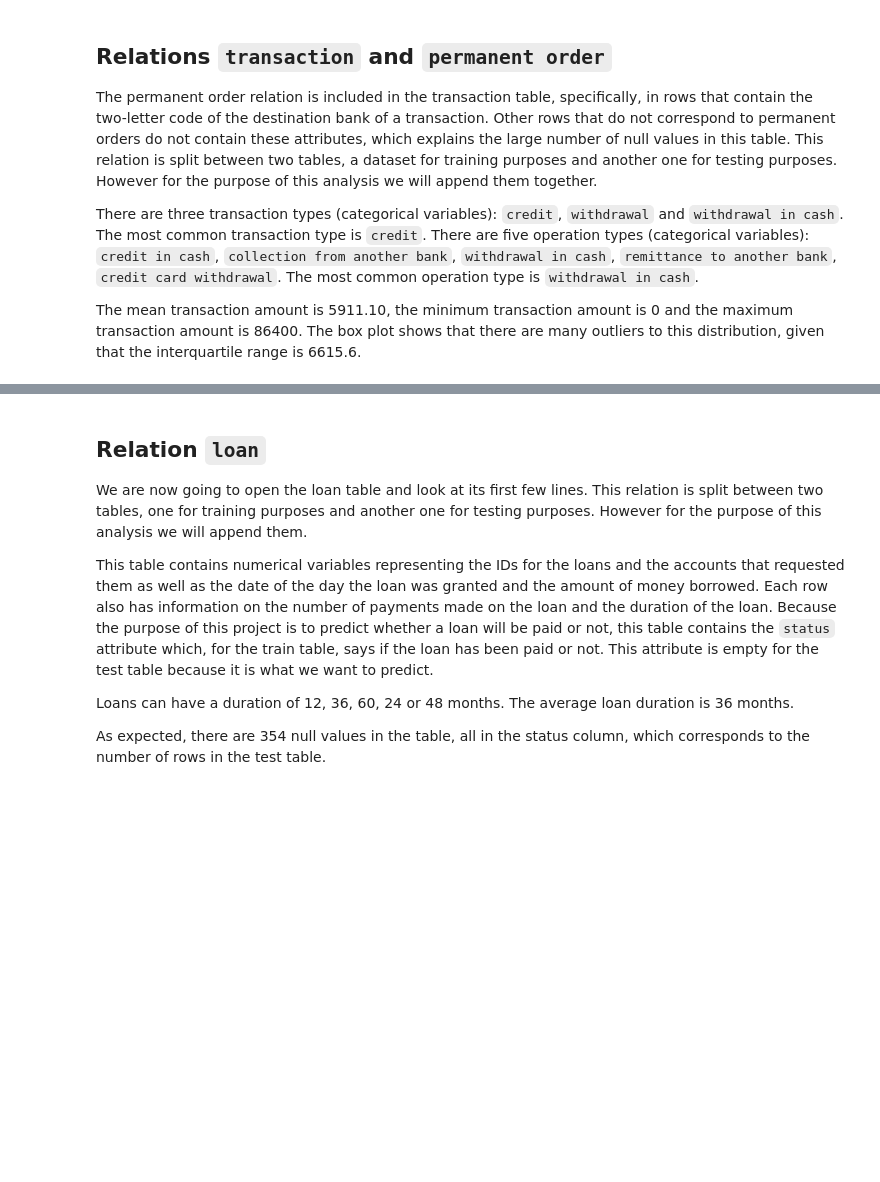
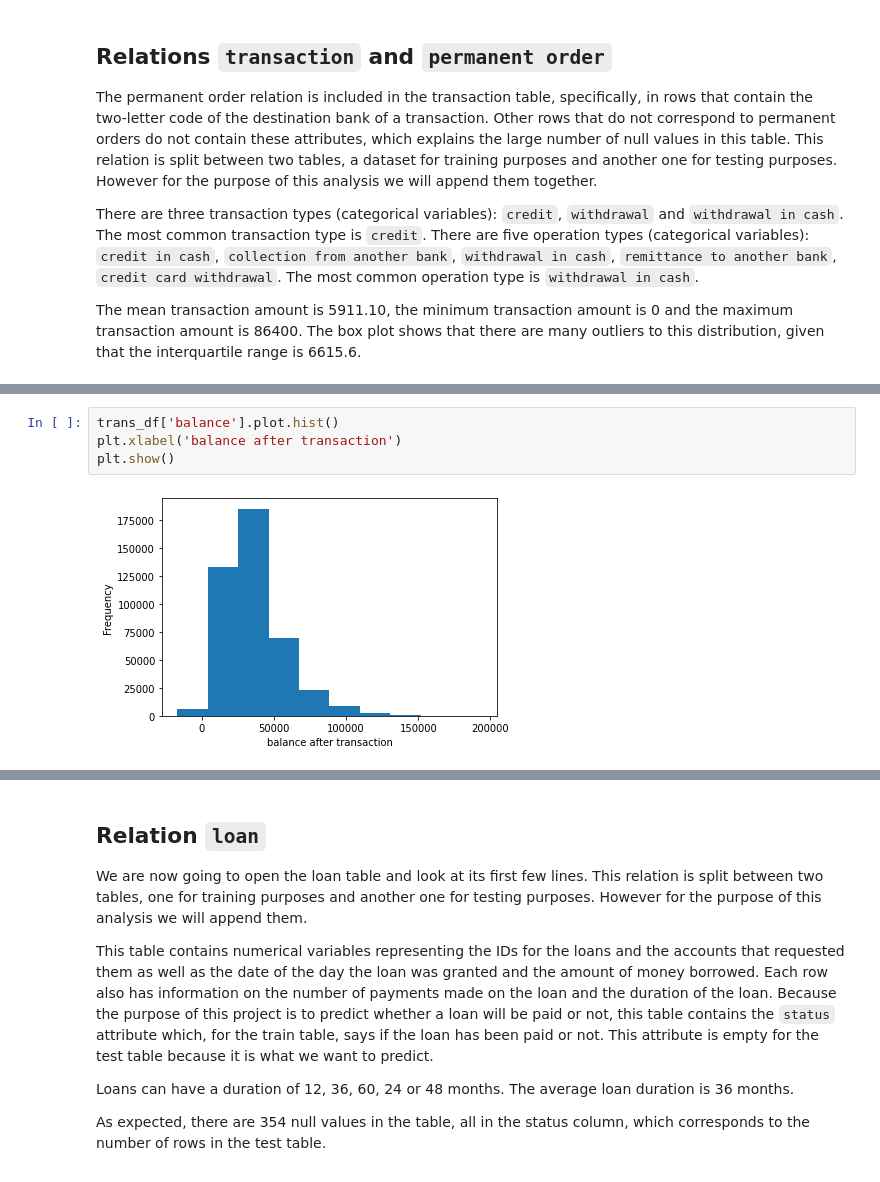
Before and after one commit to Goncalo101/FEUP-CAC, a Jupyter notebook: 02-Data-Understanding.ipynb, the cells around one changed output, grey strips where cells are left out. Cells and saved outputs as stored; diff of their text form; blank space fills up the shorter version.

```diff
--- a/02-Data-Understanding.ipynb
+++ b/02-Data-Understanding.ipynb
@@ -155,0 +286,6 @@ trans_df['amount'].plot.box()
+# %%
+trans_df['balance'].plot.hist()
+plt.xlabel('balance after transaction')
+plt.show()
+# %% [output]
+[figure, added]
```
Also changed, not shown: parts of 48 cells of this notebook.
